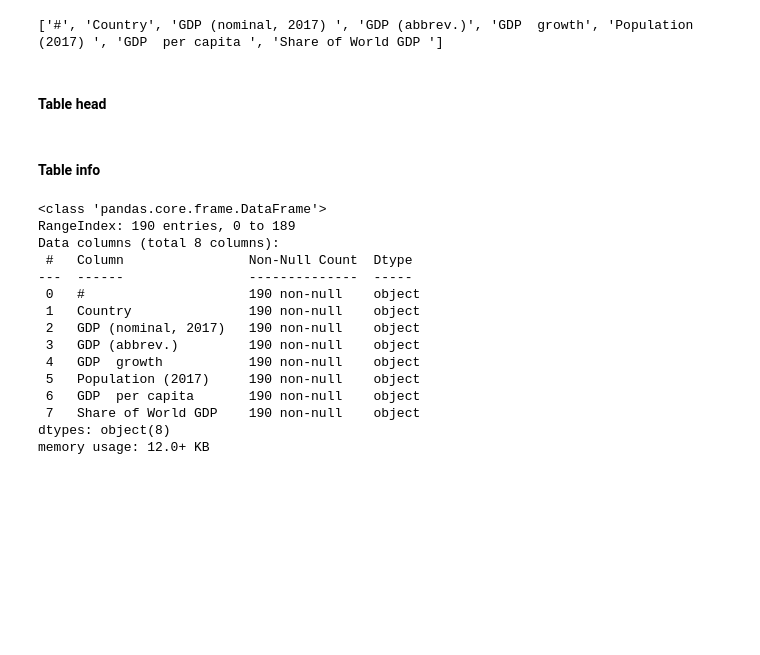
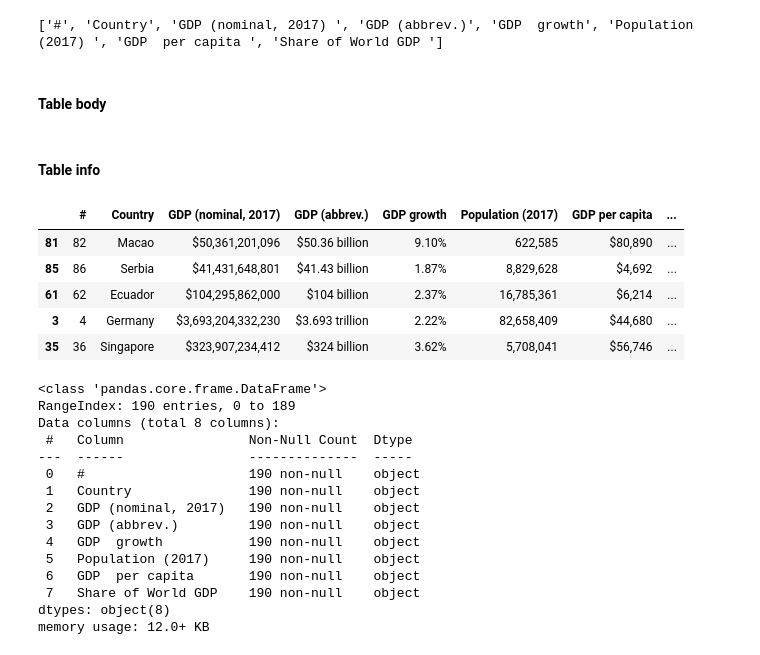
Before and after one commit to NadavNavon/pokemon_project, a Jupyter notebook: SQL_practice.ipynb, the cells around one changed output. Saved outputs shown, nothing was run; the diff lists cells and outputs as text; code cells hidden in the pictures; blank space fills up the shorter version.

```diff
--- a/SQL_practice.ipynb
+++ b/SQL_practice.ipynb
@@ -99,7 +99,7 @@ print(heading_table)
 # %% [output]
 ['#', 'Country', 'GDP (nominal, 2017) ', 'GDP (abbrev.)', 'GDP  growth', 'Population (2017) ', 'GDP  per capita ', 'Share of World GDP ']
 # %% [markdown]
-#### Table head
+#### Table body
 # %%
 content = []
 for row in table_gdp.find_all('tr'):
@@ -109,6 +109,15 @@ for row in table_gdp.find_all('tr'):
 df_gdp = pd.DataFrame(content, columns = heading_table)
 # %% [markdown]
 #### Table info
+# %%
+display(df_gdp.sample(5))
+# %% [output]
+|  | # | Country | GDP (nominal, 2017) | GDP (abbrev.) | GDP growth | Population (2017) | GDP per capita | ... |
+| 81 | 82 | Macao | $50,361,201,096 | $50.36 billion | 9.10% | 622,585 | $80,890 | ... |
+| 85 | 86 | Serbia | $41,431,648,801 | $41.43 billion | 1.87% | 8,829,628 | $4,692 | ... |
+| 61 | 62 | Ecuador | $104,295,862,000 | $104 billion | 2.37% | 16,785,361 | $6,214 | ... |
+| 3 | 4 | Germany | $3,693,204,332,230 | $3.693 trillion | 2.22% | 82,658,409 | $44,680 | ... |
+| 35 | 36 | Singapore | $323,907,234,412 | $324 billion | 3.62% | 5,708,041 | $56,746 | ... |
 # %%
 df_gdp.info()
 # %% [output]
```
Also changed, not shown: parts of 3 cells of this notebook.
